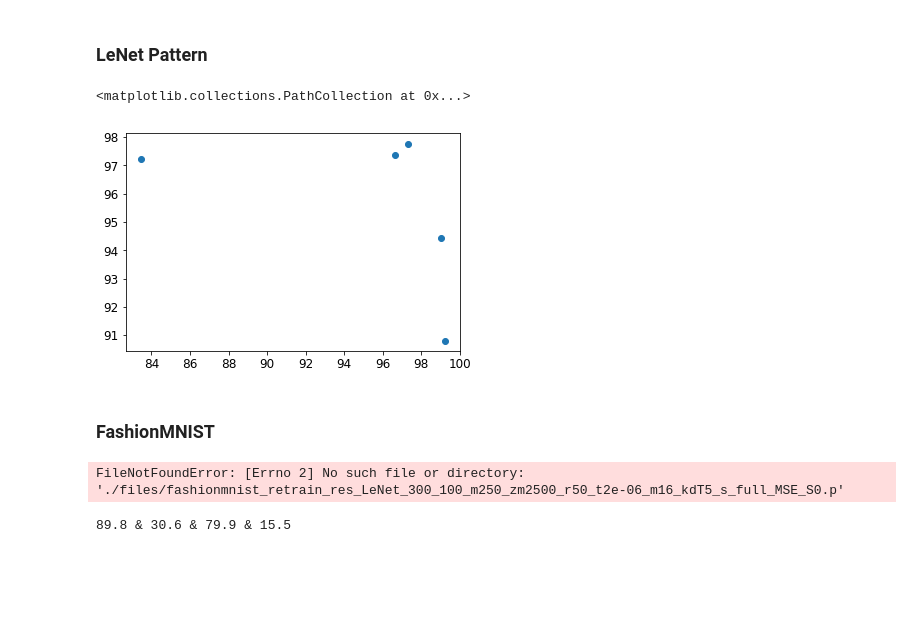
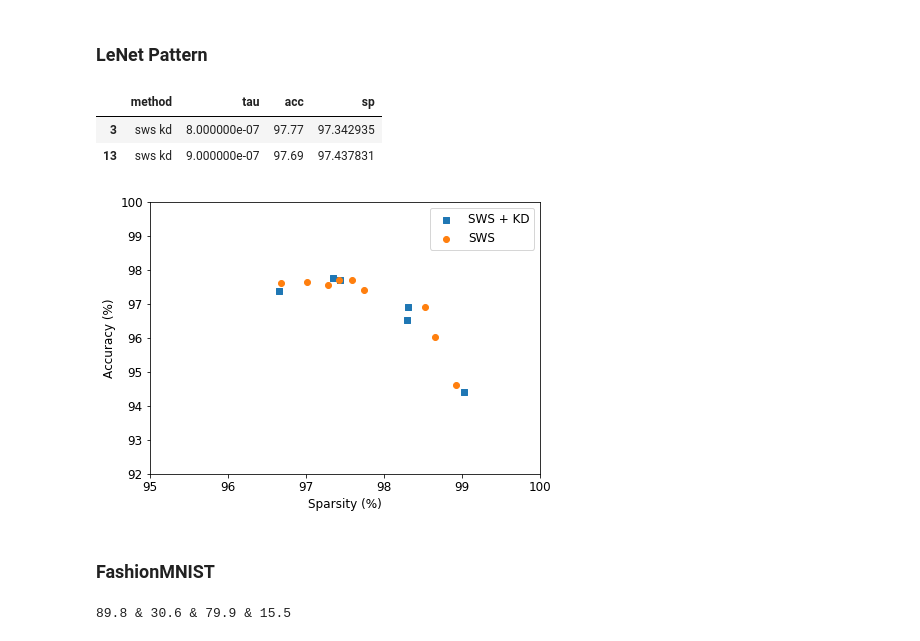
Before and after one commit to okz12/NN_compression, a Jupyter notebook: writeup/scaling/scaling_vis.ipynb, the cells around one changed output. Drawn from its saved outputs; the diff is of its cells as text; code cells hidden in the pictures; blank space fills up the shorter version.

```diff
--- a/writeup/scaling/scaling_vis.ipynb
+++ b/writeup/scaling/scaling_vis.ipynb
@@ -233,28 +231,40 @@ Final Accuracy : 96.9
 # %% [markdown]
 ### LeNet Pattern
 # %%
-ln_exp = pd.DataFrame(columns = ["method", "acc", "sp"])
+ln_exp = pd.DataFrame(columns = ["method", "tau", "acc", "sp"])
 idx=0
-ln_taul = [5e-7, 8e-7, 1e-6, 5e-6, 8e-6]
+ln_taul = [5e-7, 8e-7, 1e-6, 5e-6, 8e-6, 6e-7, 9e-7, 2e-6, 3e-6, 7e-7]
 for tau in ln_taul:
     #SWS
     res = loadfile(1, 0.1, 1000, 1000, tau, int(0), 16, "LeNet_300_100", scaling = True, model_save_dir = "./files", fn="_S0")
-    ln_exp.loc[idx] = (["sws", res["prune_acc"]["test"], res["sparsity"]])
+    ln_exp.loc[idx] = (["sws", tau, res["prune_acc"]["test"], res["sparsity"]])
     idx+=1
     #SWS + KD
     res = loadfile(250, 10, 2500, 1250,  tau, 4,  16, "LeNet_300_100", scaling = True, model_save_dir = "./files", fn = "_MSE_S0")
-    ln_exp.loc[idx] = (["sws kd", res["prune_acc"]["test"], res["sparsity"]])
+    ln_exp.loc[idx] = (["sws kd", tau, res["prune_acc"]["test"], res["sparsity"]])
     idx+=1
-# %%
-f = ln_exp.query('method == \'sws kd\'')
-plt.scatter(f['sp'], f['acc'])
-# %% [output]
-<matplotlib.collections.PathCollection at 0x...>
-[figure, removed]
+# %%
+ln_exp.query('method == \'sws kd\' and acc > 97 and sp > 97')
+# %% [output]
+|  | method | tau | acc | sp |
+| 3 | sws kd | 8.000000e-07 | 97.77 | 97.342935 |
+| 13 | sws kd | 9.000000e-07 | 97.69 | 97.437831 |
+# %%
+plt.figure(figsize=(7,5))
+f = ln_exp.query('method == \'sws kd\'')
+plt.scatter(f['sp'], f['acc'], label = "SWS + KD", marker = 's')
+f = ln_exp.query('method == \'sws\'')
+plt.scatter(f['sp'], f['acc'], label = "SWS")
+plt.legend()
+plt.ylim([92,100])
+plt.xlim([95,100])
+plt.xlabel("Sparsity (%)")
+plt.ylabel("Accuracy (%)")
+plt.savefig('figs/scalingfixed.eps', format='eps', dpi=1000, bbox_inches='tight')
+# %% [output]
+[figure, added]
 # %% [markdown]
 ### FashionMNIST
 # %%
-fmnist_ln_kd = loadfile(250, 10, 2500, 1250, 1.3e-6, 5, 16, "LeNet_300_100", scaling = True, model_save_dir = "./files", dset = 'fashionmnist', fn = "_MSE_S0")
-fmnist_sws = loadfile(1, 0.1, 1000, 1000, 1e-6, int(0), 16, "SWSModel",scaling = True, model_save_dir = "./files", dset = 'fashionmnist')
+fmnist_ln_kd = loadfile(250, 10, 2500, 1250, 3e-6, 5, 16, "LeNet_300_100", scaling = True, model_save_dir = "./files", dset = 'fashionmnist', fn = "_MSE_S0")
+fmnist_ln_kd = loadfile(250, 10, 2500, 1250, 3e-6, 5, 16, "LeNet_300_100", scaling = True, model_save_dir = "./files", dset = 'fashionmnist', fn = "_MSE_S0")
-# %% [output]
-FileNotFoundError: [Errno 2] No such file or directory: './files/fashionmnist_retrain_res_LeNet_300_100_m250_zm2500_r50_t2e-06_m16_kdT5_s_full_MSE_S0.p'
```
Also changed, not shown: parts of 5 cells of this notebook, 1 other file.
